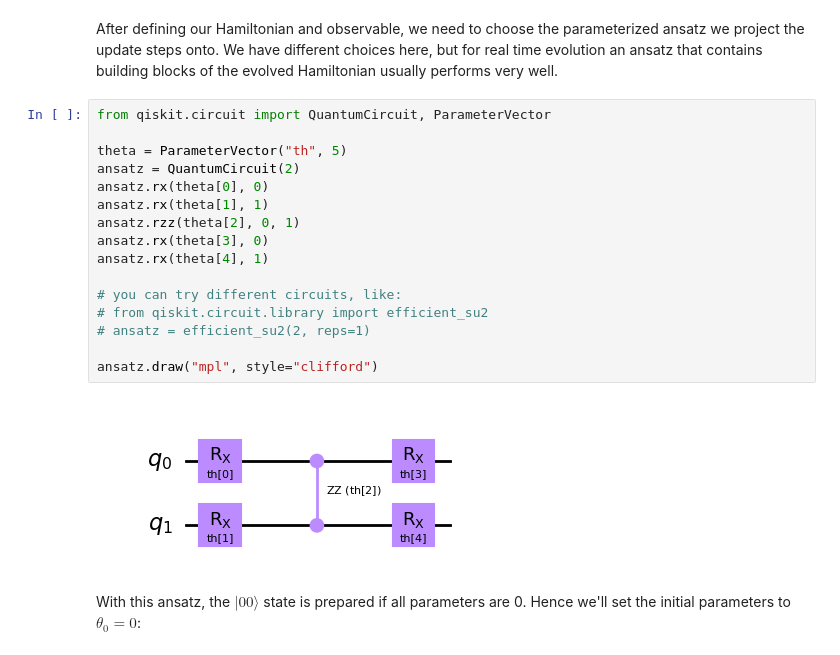
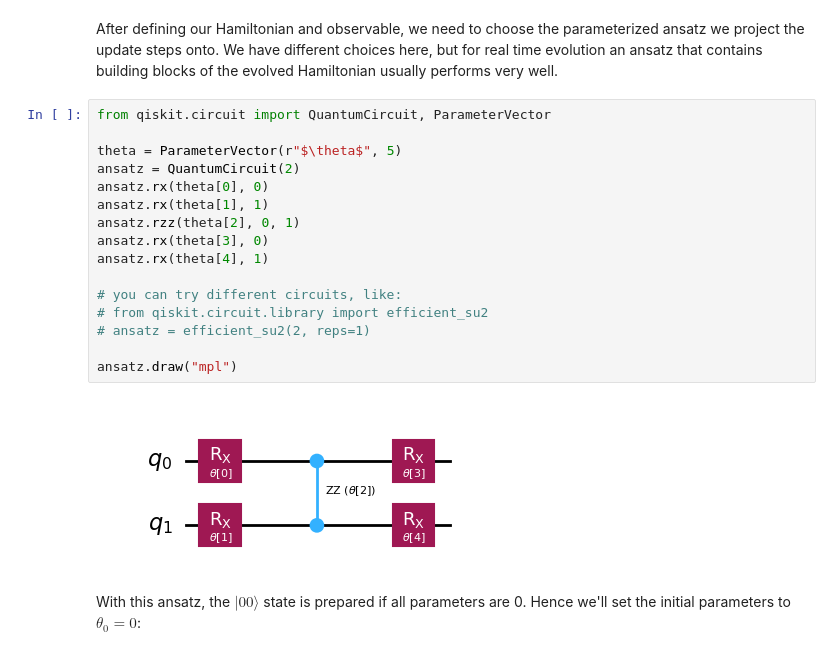
Before and after one commit to qiskit-community/qiskit-algorithms, a Jupyter notebook: docs/tutorials/10_pvqd.ipynb, the cells around one changed output. Cells and saved outputs as stored; diff of their text form.

```diff
--- a/docs/tutorials/10_pvqd.ipynb
+++ b/docs/tutorials/10_pvqd.ipynb
@@ -38,21 +38,21 @@ After defining our Hamiltonian and observable, we need to choose the parameteriz
 # %%
 from qiskit.circuit import QuantumCircuit, ParameterVector
 
-theta = ParameterVector("th", 5)
+theta = ParameterVector(r"$\theta$", 5)
 ansatz = QuantumCircuit(2)
 ansatz.rx(theta[0], 0)
 ansatz.rx(theta[1], 1)
 ansatz.rzz(theta[2], 0, 1)
 ansatz.rx(theta[3], 0)
 ansatz.rx(theta[4], 1)
 
 # you can try different circuits, like:
 # from qiskit.circuit.library import efficient_su2
 # ansatz = efficient_su2(2, reps=1)
 
-ansatz.draw("mpl", style="clifford")
+ansatz.draw("mpl")
 # %% [output]
-[figure, old version]
+[figure, new version]
 # %% [markdown]
 With this ansatz, the $|00\rangle$ state is prepared if all parameters are 0. Hence we'll set the initial parameters to $\theta_0 = 0$:
 # %%
```
Also changed, not shown: parts of 5 cells of this notebook, 5 other files.
